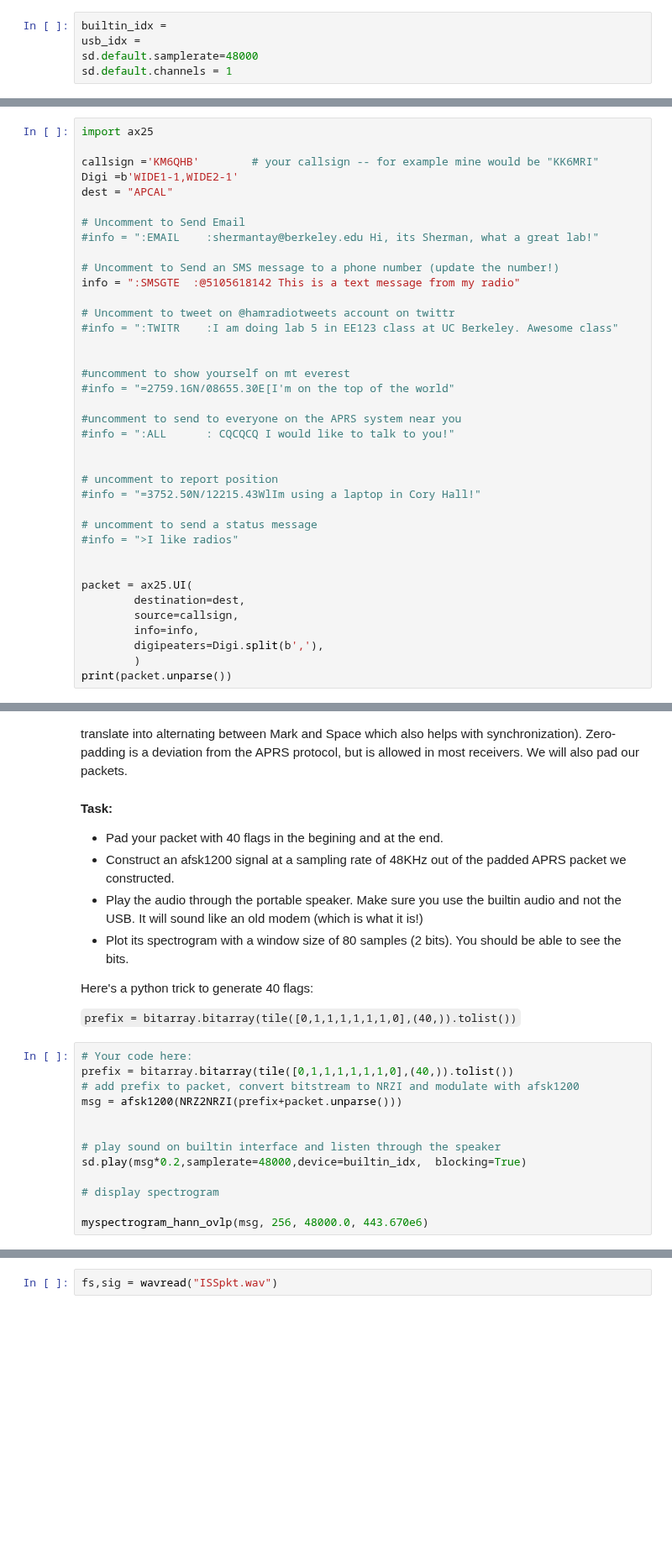
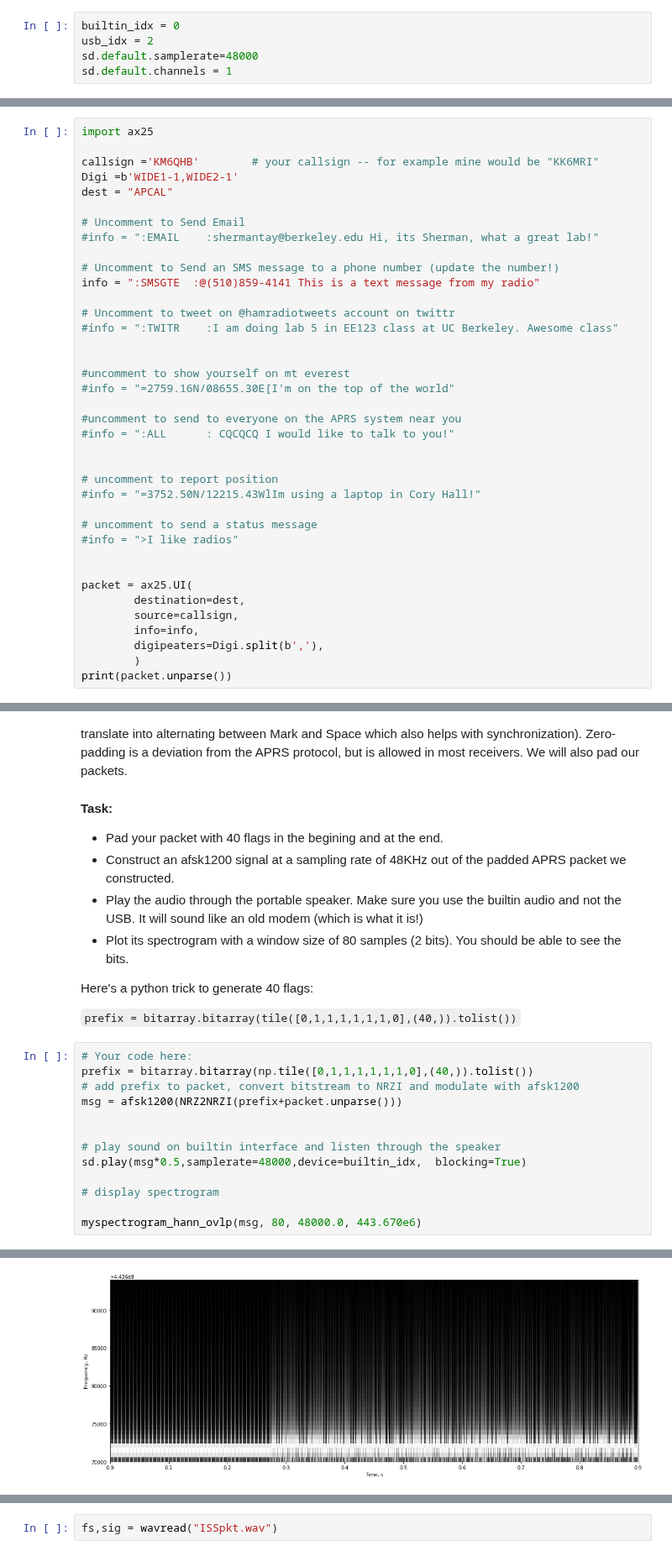
Before and after one commit to lm-t/ee123-labs, a Jupyter notebook: lab5/Lab5-APRS.ipynb, the cells around one changed output, grey strips where cells are left out. Shown at 84% size. Cells and saved outputs as stored; diff of their text form; blank space fills up the shorter version.

```diff
--- a/lab5/Lab5-APRS.ipynb
+++ b/lab5/Lab5-APRS.ipynb
@@ -260,6 +266,6 @@ sd.query_devices()
 # %%
-builtin_idx =
-usb_idx =
+builtin_idx = 0
+usb_idx = 2
 sd.default.samplerate=48000
 sd.default.channels = 1
 # %% [markdown]
@@ -403,7 +409,7 @@ dest = "APCAL"
 #info = ":EMAIL    :shermantay@berkeley.edu Hi, its Sherman, what a great lab!"
 
 # Uncomment to Send an SMS message to a phone number (update the number!)
-info = ":SMSGTE  :@5105618142 This is a text message from my radio"
+info = ":SMSGTE  :@(510)859-4141 This is a text message from my radio"
 
 # Uncomment to tweet on @hamradiotweets account on twittr
 #info = ":TWITR    :I am doing lab 5 in EE123 class at UC Berkeley. Awesome class"
@@ -473,14 +481,15 @@ Here's a python trick to generate 40 flags:
 ``prefix = bitarray.bitarray(tile([0,1,1,1,1,1,1,0],(40,)).tolist())``
 # %%
 # Your code here:
-prefix = bitarray.bitarray(tile([0,1,1,1,1,1,1,0],(40,)).tolist())
+prefix = bitarray.bitarray(np.tile([0,1,1,1,1,1,1,0],(40,)).tolist())
 # add prefix to packet, convert bitstream to NRZI and modulate with afsk1200
 msg = afsk1200(NRZ2NRZI(prefix+packet.unparse()))
 
 
 # play sound on builtin interface and listen through the speaker
-sd.play(msg*0.2,samplerate=48000,device=builtin_idx,  blocking=True)
+sd.play(msg*0.5,samplerate=48000,device=builtin_idx,  blocking=True)
 
 # display spectrogram
 
-myspectrogram_hann_ovlp(msg, 256, 48000.0, 443.670e6)
+myspectrogram_hann_ovlp(msg, 80, 48000.0, 443.670e6)
+# %% [output]
@@ -487,3 +514,4 @@ myspectrogram_hann_ovlp(msg, 256, 48000.0, 443.670e6)
+[figure, added]
 # %% [markdown]
 #### Task:
 
```
Also changed, not shown: parts of 12 cells of this notebook.
